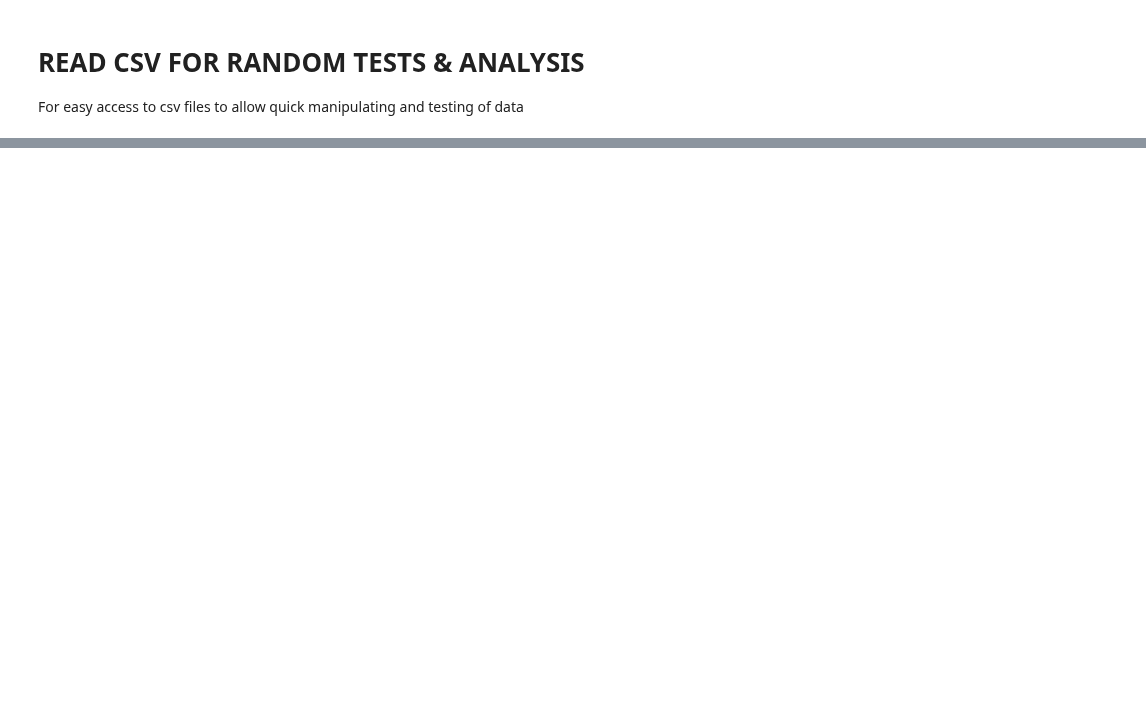
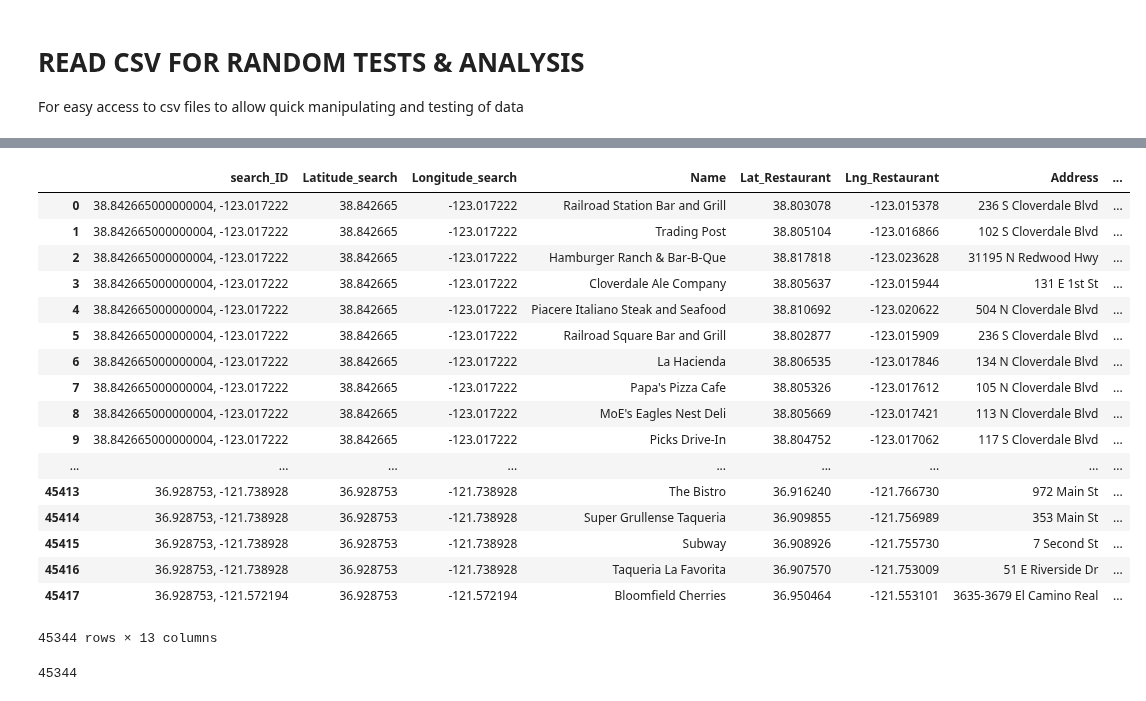
Before and after one commit to lquasem/Project-1, a Jupyter notebook: testing_and_analysis.ipynb, the cells around one changed output, grey strips where cells are left out. Cells and saved outputs as stored; diff of their text form; code cells hidden in the pictures; blank space fills up the shorter version.

Commit message:
working on testing_analysis cleaning

```diff
--- a/testing_and_analysis.ipynb
+++ b/testing_and_analysis.ipynb
@@ -51,0 +60,4 @@ Name: search_ID, Length: 381, dtype: int64
+# %%
+#want to drop cuplicate values
+restaurants_clean= restaurants_df.drop_duplicates()
+restaurants_clean.head()
@@ -51,0 +91,27 @@ Name: search_ID, Length: 381, dtype: int64
+# %%
+#drop restuarants with zero reviews
+cleaning_2= restaurants_clean.drop(restaurants_clean[restaurants_clean["# of Reviews"] <= 0].index)
+cleaning_2
+# %% [output]
+|  | search_ID | Latitude_search | Longitude_search | Name | Lat_Restaurant | Lng_Restaurant | Address | ... |
+| 0 | 38.842665000000004, -123.017222 | 38.842665 | -123.017222 | Railroad Station Bar and Grill | 38.803078 | -123.015378 | 236 S Cloverdale Blvd | ... |
+| 1 | 38.842665000000004, -123.017222 | 38.842665 | -123.017222 | Trading Post | 38.805104 | -123.016866 | 102 S Cloverdale Blvd | ... |
+| 2 | 38.842665000000004, -123.017222 | 38.842665 | -123.017222 | Hamburger Ranch & Bar-B-Que | 38.817818 | -123.023628 | 31195 N Redwood Hwy | ... |
+| 3 | 38.842665000000004, -123.017222 | 38.842665 | -123.017222 | Cloverdale Ale Company | 38.805637 | -123.015944 | 131 E 1st St | ... |
+| 4 | 38.842665000000004, -123.017222 | 38.842665 | -123.017222 | Piacere Italiano Steak and Seafood | 38.810692 | -123.020622 | 504 N Cloverdale Blvd | ... |
+| 5 | 38.842665000000004, -123.017222 | 38.842665 | -123.017222 | Railroad Square Bar and Grill | 38.802877 | -123.015909 | 236 S Cloverdale Blvd | ... |
+| 6 | 38.842665000000004, -123.017222 | 38.842665 | -123.017222 | La Hacienda | 38.806535 | -123.017846 | 134 N Cloverdale Blvd | ... |
+| 7 | 38.842665000000004, -123.017222 | 38.842665 | -123.017222 | Papa's Pizza Cafe | 38.805326 | -123.017612 | 105 N Cloverdale Blvd | ... |
+| 8 | 38.842665000000004, -123.017222 | 38.842665 | -123.017222 | MoE's Eagles Nest Deli | 38.805669 | -123.017421 | 113 N Cloverdale Blvd | ... |
+| 9 | 38.842665000000004, -123.017222 | 38.842665 | -123.017222 | Picks Drive-In | 38.804752 | -123.017062 | 117 S Cloverdale Blvd | ... |
+| ... | ... | ... | ... | ... | ... | ... | ... | ... |
+| 45413 | 36.928753, -121.738928 | 36.928753 | -121.738928 | The Bistro | 36.916240 | -121.766730 | 972 Main St | ... |
+| 45414 | 36.928753, -121.738928 | 36.928753 | -121.738928 | Super Grullense Taqueria | 36.909855 | -121.756989 | 353 Main St | ... |
+| 45415 | 36.928753, -121.738928 | 36.928753 | -121.738928 | Subway | 36.908926 | -121.755730 | 7 Second St | ... |
+| 45416 | 36.928753, -121.738928 | 36.928753 | -121.738928 | Taqueria La Favorita | 36.907570 | -121.753009 | 51 E Riverside Dr | ... |
+| 45417 | 36.928753, -121.572194 | 36.928753 | -121.572194 | Bloomfield Cherries | 36.950464 | -121.553101 | 3635-3679 El Camino Real | ... |
+45344 rows × 13 columns
+# %%
+cleaning_2["# of Reviews"].count()
+# %% [output]
+45344
```
Also changed, not shown: parts of 9 cells of this notebook.
